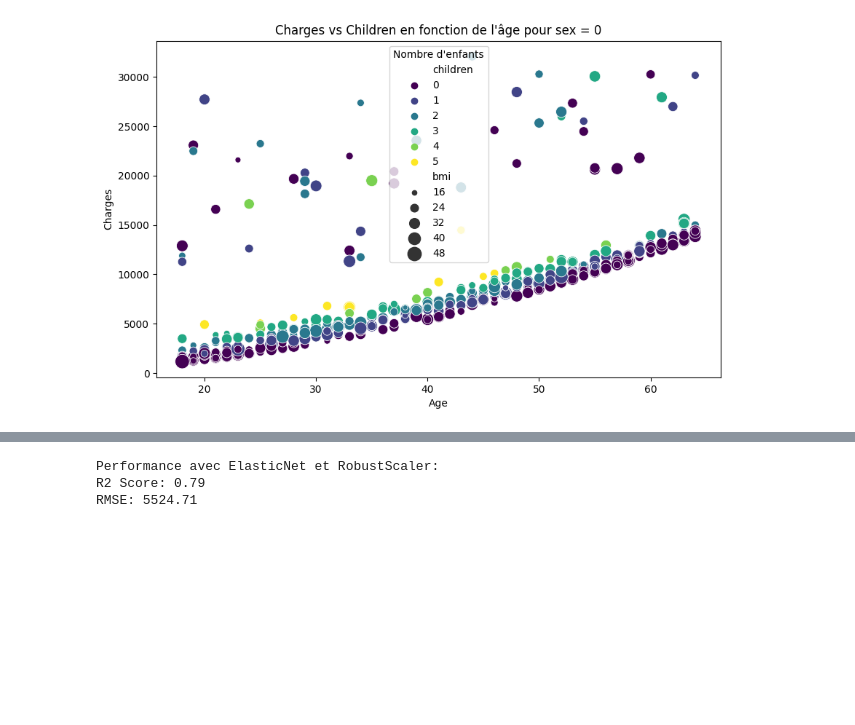
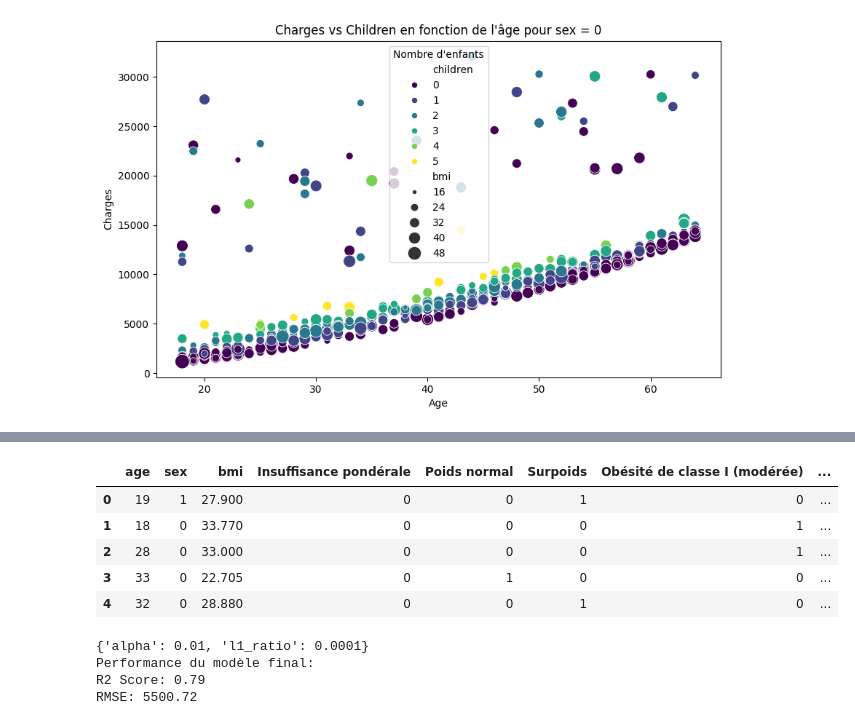
Before and after one commit to ElieLECAS/Assurance_FE, a Jupyter notebook: checklist.ipynb, the cells around one changed output, grey strips where cells are left out. Drawn from its saved outputs; the diff is of its cells as text; code cells hidden in the pictures; blank space fills up the shorter version.

Commit message:
optimisation du score R2

```diff
--- a/checklist.ipynb
+++ b/checklist.ipynb
@@ -340,35 +344,67 @@ for sex_value in unique_sex_values:
+# %%
+
+df['Insuffisance pondérale'] = (df['bmi'] < 18.5).astype(int)
+df['Poids normal'] = ((df['bmi'] >= 18.5) & (df['bmi'] < 24.9)).astype(int)
+df['Surpoids'] = ((df['bmi'] >= 24.9) & (df['bmi'] < 29.9)).astype(int)
+df['Obésité de classe I (modérée)'] = ((df['bmi'] >= 29.9) & (df['bmi'] < 34.9)).astype(int)
+df['Obésité de classe II (sévère)'] = (df['bmi'] >= 34.9).astype(int)
+
+df = df[['age', 'sex', 'bmi', 'Insuffisance pondérale', 'Poids normal', 'Surpoids', 'Obésité de classe I (modérée)', 'Obésité de classe II (sévère)', 'children', 'smoker', 'NordOuest', 'NordEast', 'SudOuest', 'SudEast', 'charges']]
+
+df.head()
+# %% [output]
+|  | age | sex | bmi | Insuffisance pondérale | Poids normal | Surpoids | Obésité de classe I (modérée) | ... |
+| 0 | 19 | 1 | 27.900 | 0 | 0 | 1 | 0 | ... |
+| 1 | 18 | 0 | 33.770 | 0 | 0 | 0 | 1 | ... |
+| 2 | 28 | 0 | 33.000 | 0 | 0 | 0 | 1 | ... |
+| 3 | 33 | 0 | 22.705 | 0 | 1 | 0 | 0 | ... |
+| 4 | 32 | 0 | 28.880 | 0 | 0 | 1 | 0 | ... |
 # %%
 from sklearn.linear_model import ElasticNet
 from sklearn.metrics import r2_score, mean_squared_error
-from sklearn.model_selection import train_test_split
-from sklearn.preprocessing import RobustScaler
+from sklearn.model_selection import train_test_split, GridSearchCV
+from sklearn.preprocessing import StandardScaler, MinMaxScaler
 import numpy as np
 
-selected_features = ['smoker', 'age', 'bmi', 'sex', 'children']
+selected_features = ['age', 'sex', 'Insuffisance pondérale', 'Poids normal', 'Surpoids', 'Obésité de classe I (modérée)', 'Obésité de classe II (sévère)', 'children', 'smoker', 'NordOuest', 'NordEast', 'SudOuest', 'SudEast']
 
 x = df[selected_features]
 y = df['charges']
 
 X_train, X_test, y_train, y_test = train_test_split(x, y, shuffle=True, train_size=0.85, random_state=42, stratify=x['smoker'])
 
-# Utilisez RobustScaler pour centrer et réduire les variables explicatives de manière robuste
-scaler = RobustScaler()
-X_train_scaled = scaler.fit_transform(X_train)
-X_test_scaled = scaler.transform(X_test)
+scaler = StandardScaler()
+# scaler = MinMaxScaler()
+X_train = scaler.fit_transform(X_train)
+X_test = scaler.transform(X_test)
 
-model = ElasticNet(alpha=0.001, l1_ratio=1, random_state=42)
-model.fit(X_train_scaled, y_train)
+# y_train = np.log1p(y_train)
+# y_test = np.log1p(y_test)
 
-y_pred_elasticnet = model.predict(X_test_scaled)
+param_grid = {'alpha': [0.001, 0.01, 0.1, 1, 10], 'l1_ratio': [0.0001, 0.001, 0.01, 0.1, 0.5, 0.9, 0.99, 0.999, 1]}
 
-r2_elasticnet = r2_score(y_test, y_pred_elasticnet)
-mse_elasticnet = mean_squared_error(y_test, y_pred_elasticnet)
-rmse_elasticnet = np.sqrt(mse_elasticnet)
+model = ElasticNet(random_state=42, max_iter=10000)
 
-print("Performance avec ElasticNet et RobustScaler:")
-print(f"R2 Score: {r2_elasticnet:.2f}")
-print(f"RMSE: {rmse_elasticnet:.2f}")
+grid_search = GridSearchCV(model, param_grid, cv=5, scoring='r2', n_jobs=-1)
+
+grid_search.fit(X_train, y_train)
+best_alpha = grid_search.best_params_['alpha']
+best_l1_ratio = grid_search.best_params_['l1_ratio']
+final_model = ElasticNet(alpha=best_alpha, l1_ratio=best_l1_ratio, random_state=42, max_iter=10000)
+final_model.fit(X_train, y_train)
+
+y_pred = final_model.predict(X_test)
+
+r2 = r2_score(y_test, y_pred)
+mse = mean_squared_error(y_test, y_pred)
+rmse = np.sqrt(mse)
+
+print(grid_search.best_params_)
+print("Performance du modèle final:")
+print(f"R2 Score: {r2:.2f}")
+print(f"RMSE: {rmse:.2f}")
 # %% [output]
-Performance avec ElasticNet et RobustScaler:
+{'alpha': 0.01, 'l1_ratio': 0.0001}
+Performance du modèle final:
 R2 Score: 0.79
-RMSE: 5524.71
+RMSE: 5500.72
```
Also changed, not shown: parts of 7 cells of this notebook.
